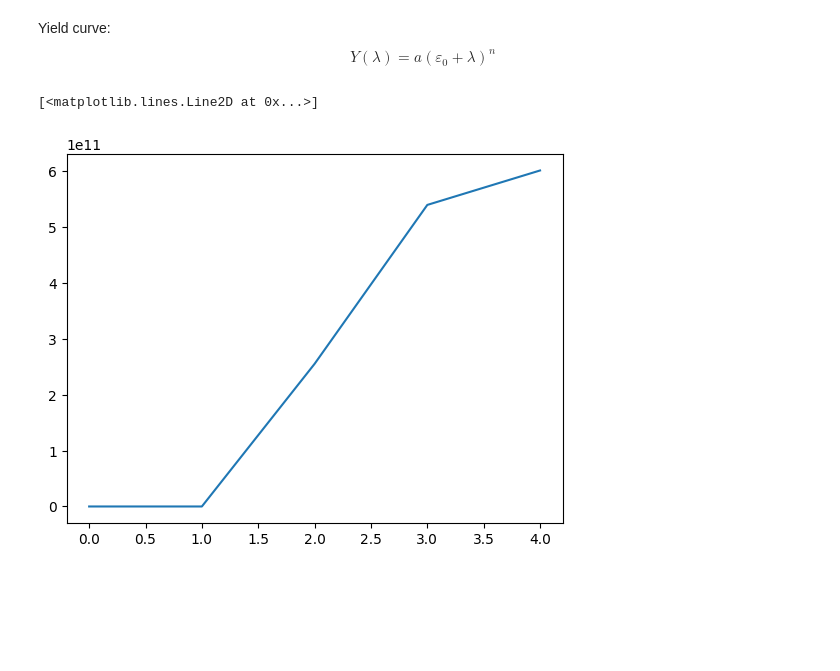
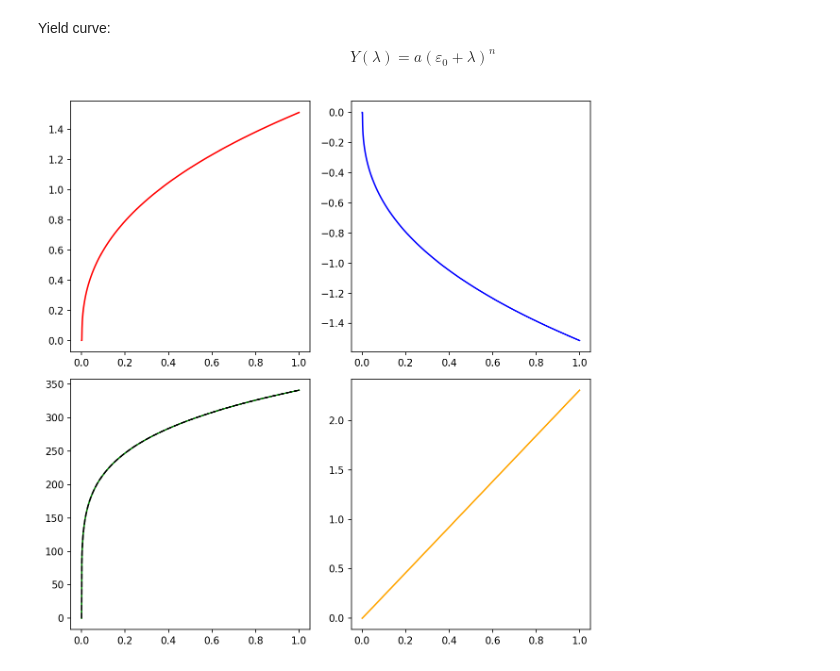
Before and after one commit to zsoca000/Finite-elastic-deformations-HW2, a Jupyter notebook: calculations.ipynb, the cells around one changed output. Drawn from its saved outputs; the diff is of its cells as text; code cells hidden in the pictures; blank space fills up the shorter version.

```diff
--- a/calculations.ipynb
+++ b/calculations.ipynb
@@ -37,7 +37,7 @@ $$
 \end{bmatrix}
 $$
 # %%
-N = 5
+N = 1000
 t = np.linspace(0,1,N)
 
 gamma  = lambda t: 4*t
@@ -83,9 +83,9 @@ $$
 # %%
 a = 500e6
 eps_0  = 0.0003
-n = 0.2
+k = 0.2
 
-Y_F = lambda λ : a*(eps_0 + λ)**n
+Y_F = lambda λ : a*(eps_0 + λ)**k
 # %%
 dev = lambda M : M - np.trace(M) / 3 * I
 norm = lambda M : np.sqrt(np.sum(M**2)) # TODO: Check if it's good!
@@ -104,7 +104,7 @@ for n in range(N-1):
     Q[n+1] = inv(I - 1/2*w(t_mid)*dt) @ (I + 1/2*w(t_mid)*dt) @ Q[n]
     Q_mid = Q[n+1] # Kossa mondta a videóban, hogy nem kell a középső lépés
 
-    deps_tilde = Q_mid.T @ d(t_mid) @ Q_mid
+    deps_tilde = Q_mid.T @ d(t_mid)* dt @ Q_mid
 
     # Step 3: trial stress
     sig_trial_tilde = sig_tilde[n] + D(deps_tilde)
@@ -135,8 +135,16 @@ for n in range(N-1):
 
     # Step 10: Compute the stress tensor
     sig[n+1] = Q[n+1] @ sig_tilde[n+1] @ Q[n+1].T
-# %%
-plt.plot(sig[:,0,0])
-# %% [output]
-[<matplotlib.lines.Line2D at 0x...>]
-[figure, removed]
+# %%
+fig, ax = plt.subplots(2,2,figsize=(8,8),dpi=150)
+
+ax[0,0].plot(t,sig[:,0,0]/1e6,label=r'$\sigma_x$',color='red')
+ax[0,1].plot(t,sig[:,1,1]/1e6,label=r'$\sigma_x$',color='blue')
+ax[1,0].plot(t,sig[:,1,0]/1e6,label=r'$\sigma_x$',color='green')
+ax[1,0].plot(t,sig[:,0,1]/1e6,label=r'$\sigma_x$',color='black',ls='--')
+ax[1,1].plot(t,λ,label=r'$\sigma_x$',color='orange')
+
+plt.tight_layout()
+plt.show()
+# %% [output]
+[figure, added]
```
